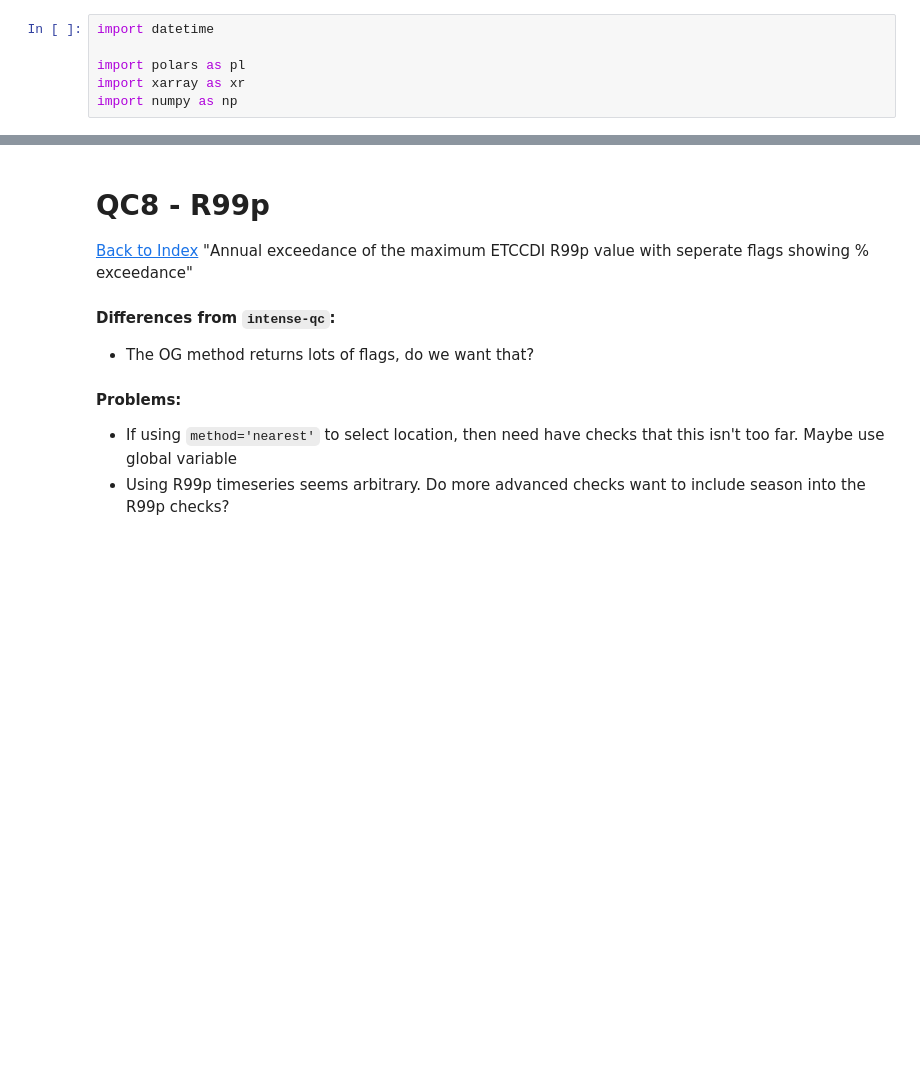
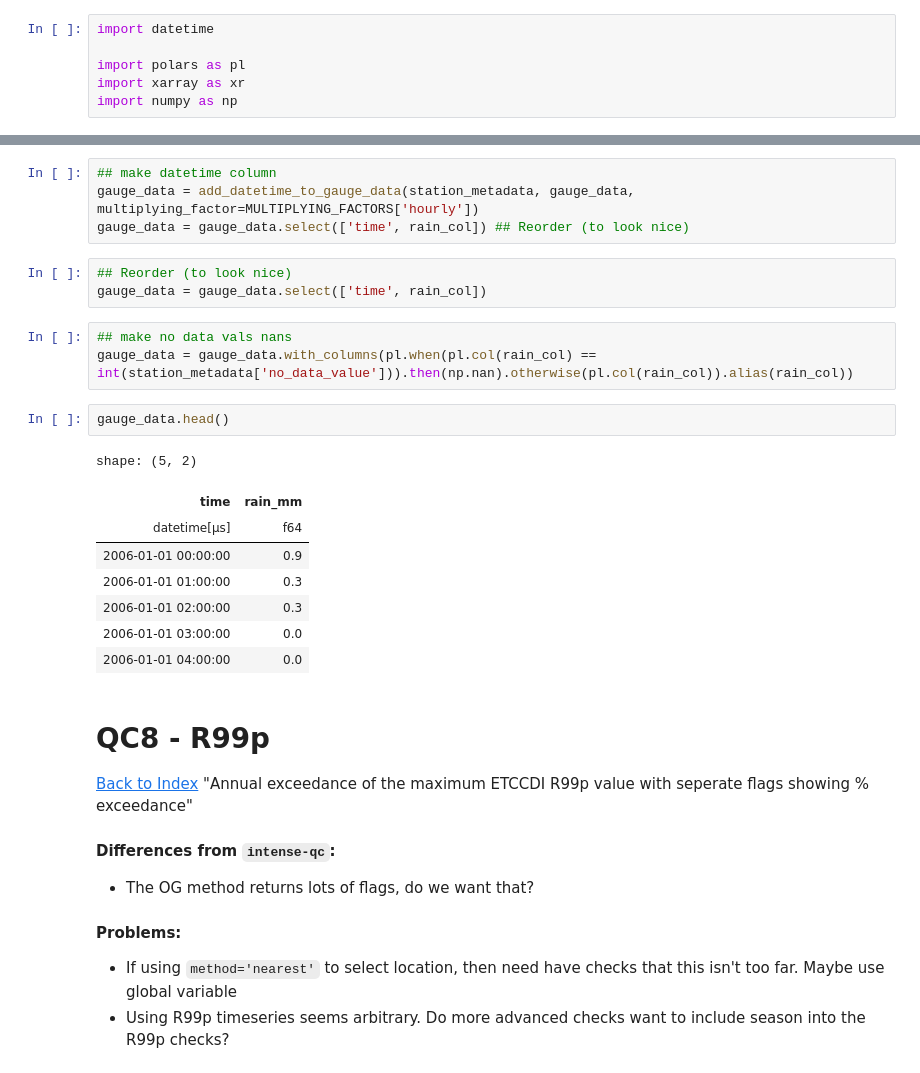
Before and after one commit to Thomasjkeel/RainfallQC-notebooks, a Jupyter notebook: notebooks/comparison_checks.ipynb, the cells around one changed output, grey strips where cells are left out. Cells and saved outputs as stored; diff of their text form; blank space fills up the shorter version.

```diff
--- a/notebooks/comparison_checks.ipynb
+++ b/notebooks/comparison_checks.ipynb
@@ -63,3 +66,24 @@ gauge_data = gauge_data.with_columns(pl.when(pl.col(rain_col) == int(metadata['n
+# %%
+## make datetime column
+gauge_data = add_datetime_to_gauge_data(station_metadata, gauge_data, multiplying_factor=MULTIPLYING_FACTORS['hourly'])
+gauge_data = gauge_data.select(['time', rain_col]) ## Reorder (to look nice)
+# %%
+## Reorder (to look nice)
+gauge_data = gauge_data.select(['time', rain_col])
+# %%
+## make no data vals nans
+gauge_data = gauge_data.with_columns(pl.when(pl.col(rain_col) == int(station_metadata['no_data_value'])).then(np.nan).otherwise(pl.col(rain_col)).alias(rain_col))
+# %%
+gauge_data.head()
+# %% [output]
+shape: (5, 2)
+| time | rain_mm |
+| datetime[μs] | f64 |
+| 2006-01-01 00:00:00 | 0.9 |
+| 2006-01-01 01:00:00 | 0.3 |
+| 2006-01-01 02:00:00 | 0.3 |
+| 2006-01-01 03:00:00 | 0.0 |
+| 2006-01-01 04:00:00 | 0.0 |
 # %% [markdown]
 # QC8 - R99p
 [Back to Index](#Table-of-contents)
```
Also changed, not shown: parts of 17 cells of this notebook, 3 other files.
